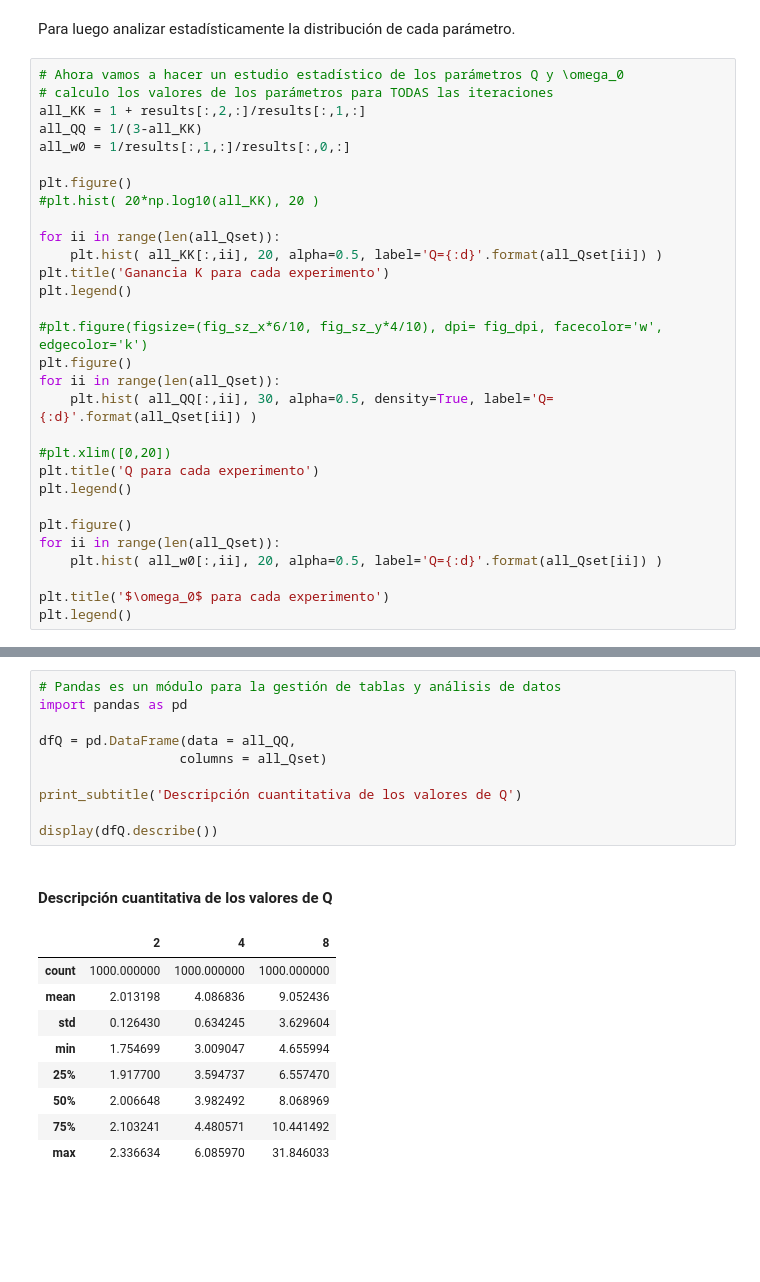
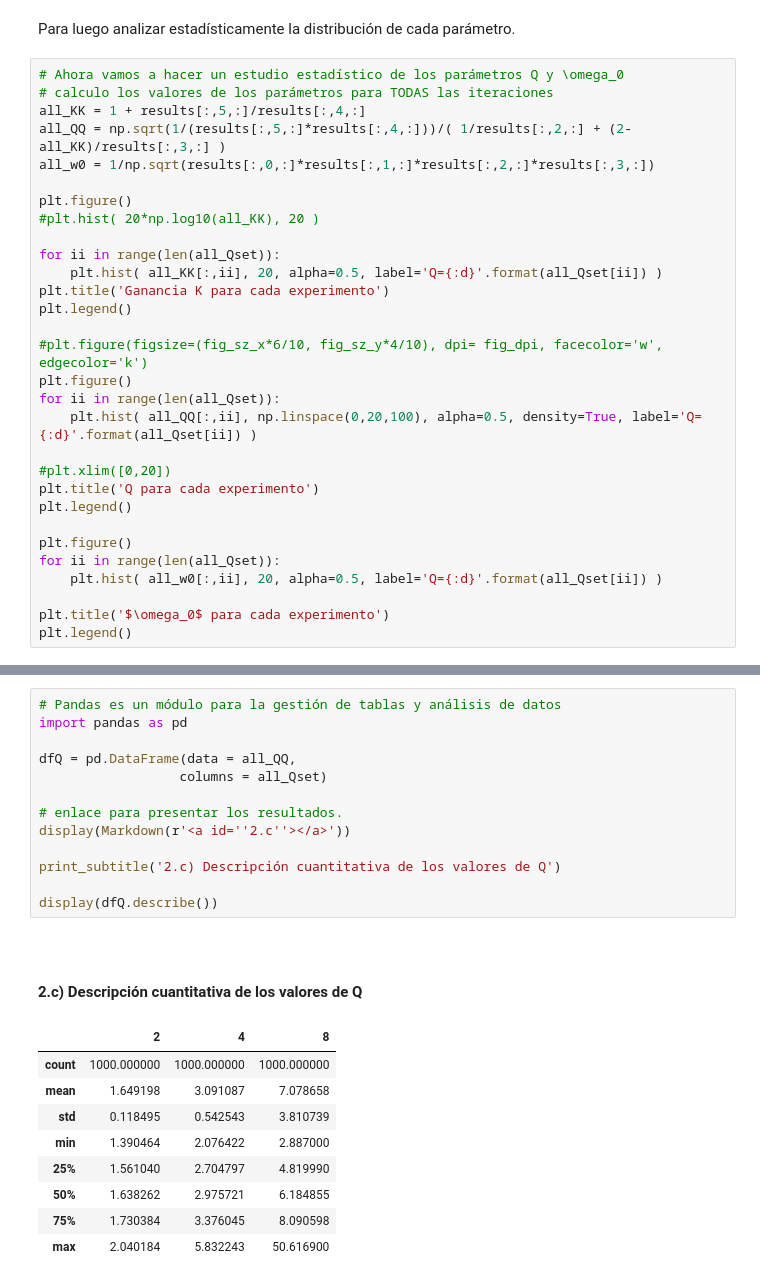
Before and after one commit to marianux/tc2, a Jupyter notebook: Sallen-Key sensibilidad.ipynb, the cells around one changed output, grey strips where cells are left out. Drawn from its saved outputs; the diff is of its cells as text; blank space fills up the shorter version.

```diff
--- a/Sallen-Key sensibilidad.ipynb
+++ b/Sallen-Key sensibilidad.ipynb
@@ -386,9 +513,9 @@ Para luego analizar estadísticamente la distribución de cada parámetro.
 # %%
 # Ahora vamos a hacer un estudio estadístico de los parámetros Q y \omega_0
 # calculo los valores de los parámetros para TODAS las iteraciones
-all_KK = 1 + results[:,2,:]/results[:,1,:]
-all_QQ = 1/(3-all_KK)
-all_w0 = 1/results[:,1,:]/results[:,0,:]
+all_KK = 1 + results[:,5,:]/results[:,4,:]
+all_QQ = np.sqrt(1/(results[:,5,:]*results[:,4,:]))/( 1/results[:,2,:] + (2-all_KK)/results[:,3,:] )
+all_w0 = 1/np.sqrt(results[:,0,:]*results[:,1,:]*results[:,2,:]*results[:,3,:])
 
 plt.figure()
 #plt.hist( 20*np.log10(all_KK), 20 )
@@ -401,7 +528,7 @@ plt.legend()
 #plt.figure(figsize=(fig_sz_x*6/10, fig_sz_y*4/10), dpi= fig_dpi, facecolor='w', edgecolor='k')
 plt.figure()
 for ii in range(len(all_Qset)):
-    plt.hist( all_QQ[:,ii], 30, alpha=0.5, density=True, label='Q={:d}'.format(all_Qset[ii]) )
+    plt.hist( all_QQ[:,ii], np.linspace(0,20,100), alpha=0.5, density=True, label='Q={:d}'.format(all_Qset[ii]) )
 
 #plt.xlim([0,20])
 plt.title('Q para cada experimento')
@@ -425,24 +569,28 @@ Finalmente se presenta un análisis cuantitativo de la dispersión de Q
 # %%
 # Pandas es un módulo para la gestión de tablas y análisis de datos
 import pandas as pd
 
 dfQ = pd.DataFrame(data = all_QQ,
                   columns = all_Qset)
 
-print_subtitle('Descripción cuantitativa de los valores de Q')
+# enlace para presentar los resultados.
+display(Markdown(r'<a id=''2.c''></a>'))
+
+print_subtitle('2.c) Descripción cuantitativa de los valores de Q')
 
 display(dfQ.describe())
 # %% [output]
-#### Descripción cuantitativa de los valores de Q
+<a id=2.c></a>
+#### 2.c) Descripción cuantitativa de los valores de Q
 |  | 2 | 4 | 8 |
 | count | 1000.000000 | 1000.000000 | 1000.000000 |
-| mean | 2.013198 | 4.086836 | 9.052436 |
-| std | 0.126430 | 0.634245 | 3.629604 |
-| min | 1.754699 | 3.009047 | 4.655994 |
-| 25% | 1.917700 | 3.594737 | 6.557470 |
-| 50% | 2.006648 | 3.982492 | 8.068969 |
-| 75% | 2.103241 | 4.480571 | 10.441492 |
-| max | 2.336634 | 6.085970 | 31.846033 |
+| mean | 1.649198 | 3.091087 | 7.078658 |
+| std | 0.118495 | 0.542543 | 3.810739 |
+| min | 1.390464 | 2.076422 | 2.887000 |
+| 25% | 1.561040 | 2.704797 | 4.819990 |
+| 50% | 1.638262 | 2.975721 | 6.184855 |
+| 75% | 1.730384 | 3.376045 | 8.090598 |
+| max | 2.040184 | 5.832243 | 50.616900 |
 # %% [markdown]
 Como se puede ver en el desvío standard (std) o en los valores mínimos y máximos la dispersión de $Q$ aumenta a medida que el Q a implementarse aumenta.
 
```
Also changed, not shown: parts of 25 cells of this notebook, 7 other files.
